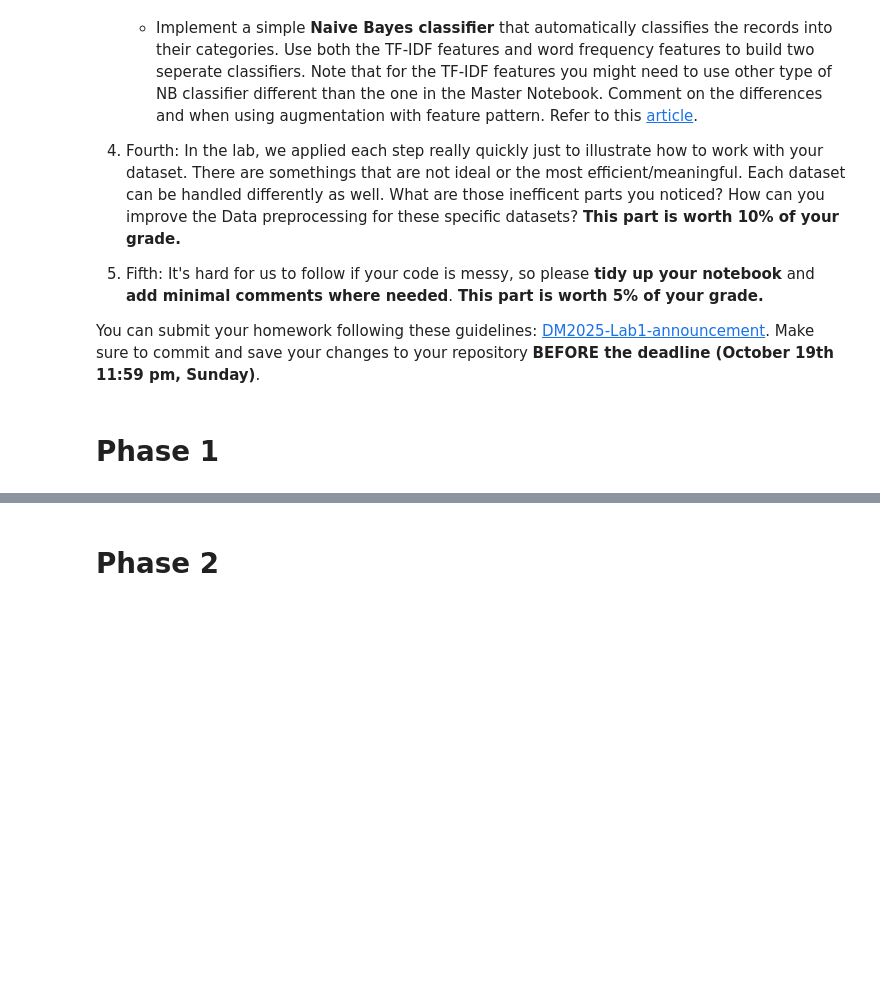
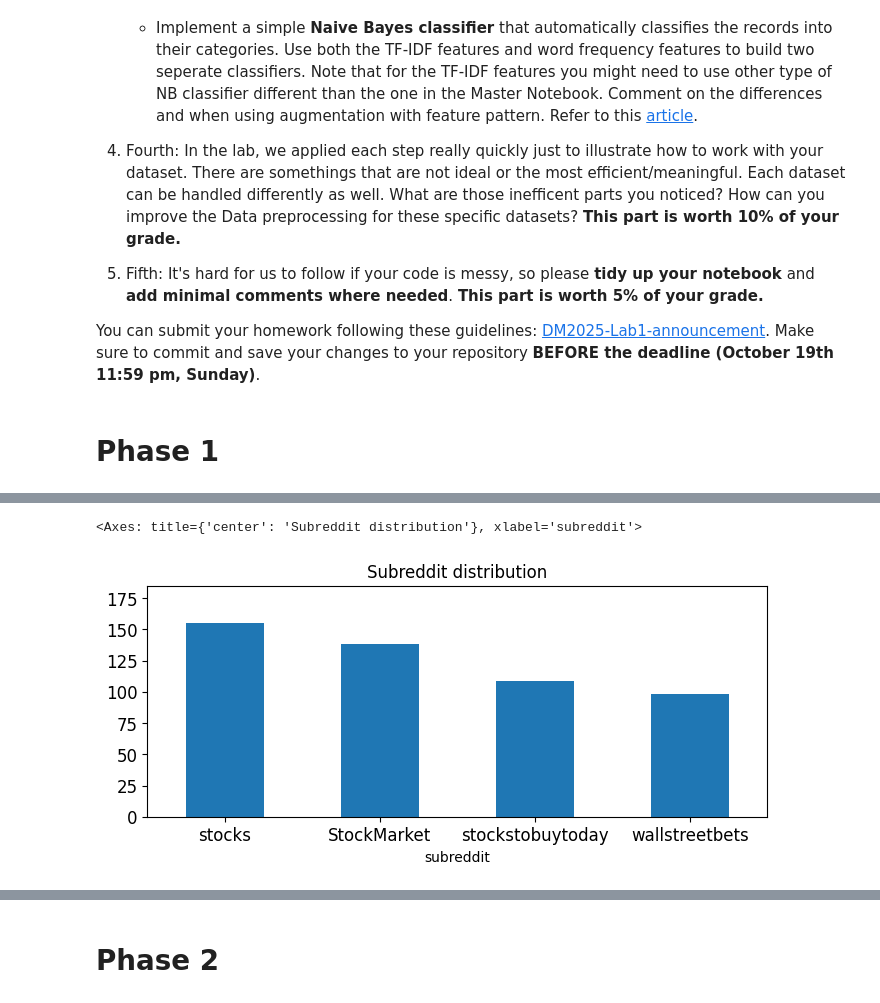
Before and after one commit to sxw4040/DM2025-Lab1-Exercise, a Jupyter notebook: DM2025-Lab1-Homework.ipynb, the cells around one changed output, grey strips where cells are left out. Drawn from its saved outputs; the diff is of its cells as text; code cells hidden in the pictures; blank space fills up the shorter version.

```diff
--- a/DM2025-Lab1-Homework.ipynb
+++ b/DM2025-Lab1-Homework.ipynb
@@ -62,0 +90,4 @@ You can submit your homework following these guidelines: [DM2025-Lab1-announceme
+# %%
+#Data Loading
+NewData = pd.read_csv('newdataset/Reddit-stock-sentiment.csv')
+NewData
@@ -62,0 +133,4 @@ You can submit your homework following these guidelines: [DM2025-Lab1-announceme
+# %%
+#Exercise 3
+N = NewData[["post_id","subreddit","title","text","sentiment","label"]]
+N
@@ -62,0 +176,4 @@ You can submit your homework following these guidelines: [DM2025-Lab1-announceme
+# %%
+#Exercise 6
+N_sample = N.sample(n=500)
+N_sample
@@ -62,0 +194,9 @@ You can submit your homework following these guidelines: [DM2025-Lab1-announceme
+# %%
+#Exercise 7
+N_sample.subreddit.value_counts().plot(kind = 'bar',
+                                           title = 'Subreddit distribution',
+                                           ylim = [0, N_sample.subreddit.value_counts().max()+30],
+                                           rot = 0, fontsize = 12, figsize = (8,3))
+# %% [output]
+<Axes: title={'center': 'Subreddit distribution'}, xlabel='subreddit'>
+[figure, added]
```
Also changed, not shown: parts of 16 cells of this notebook, 1 other file.
